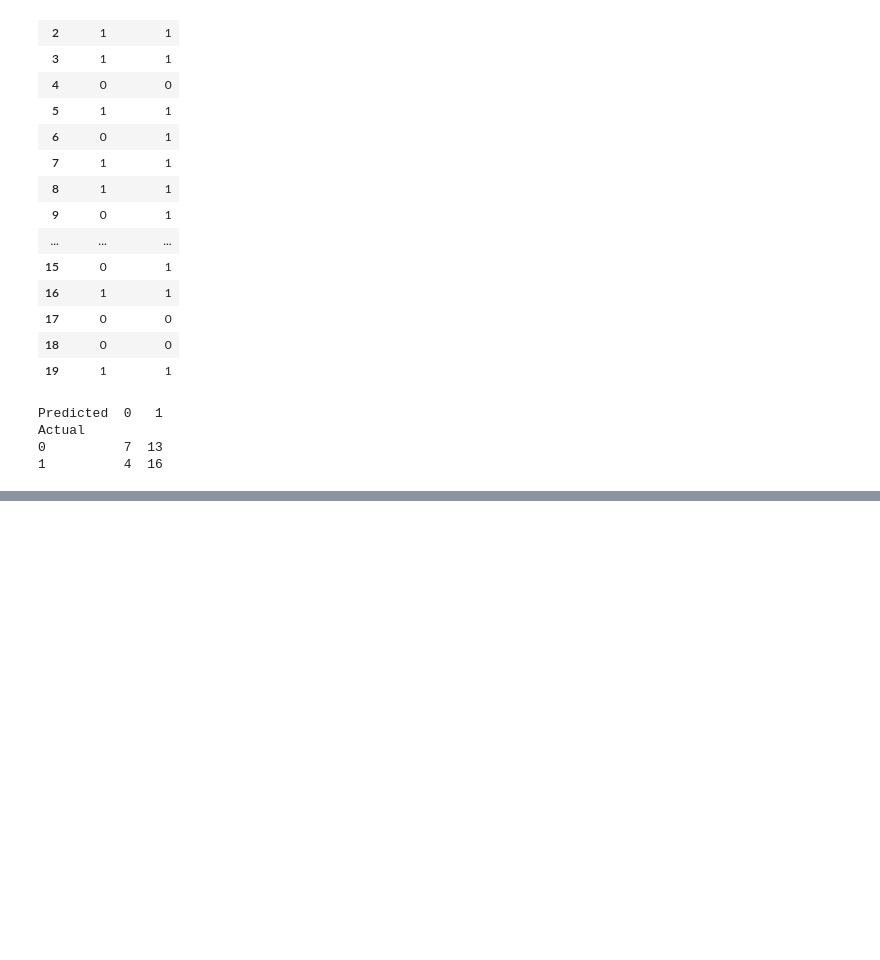
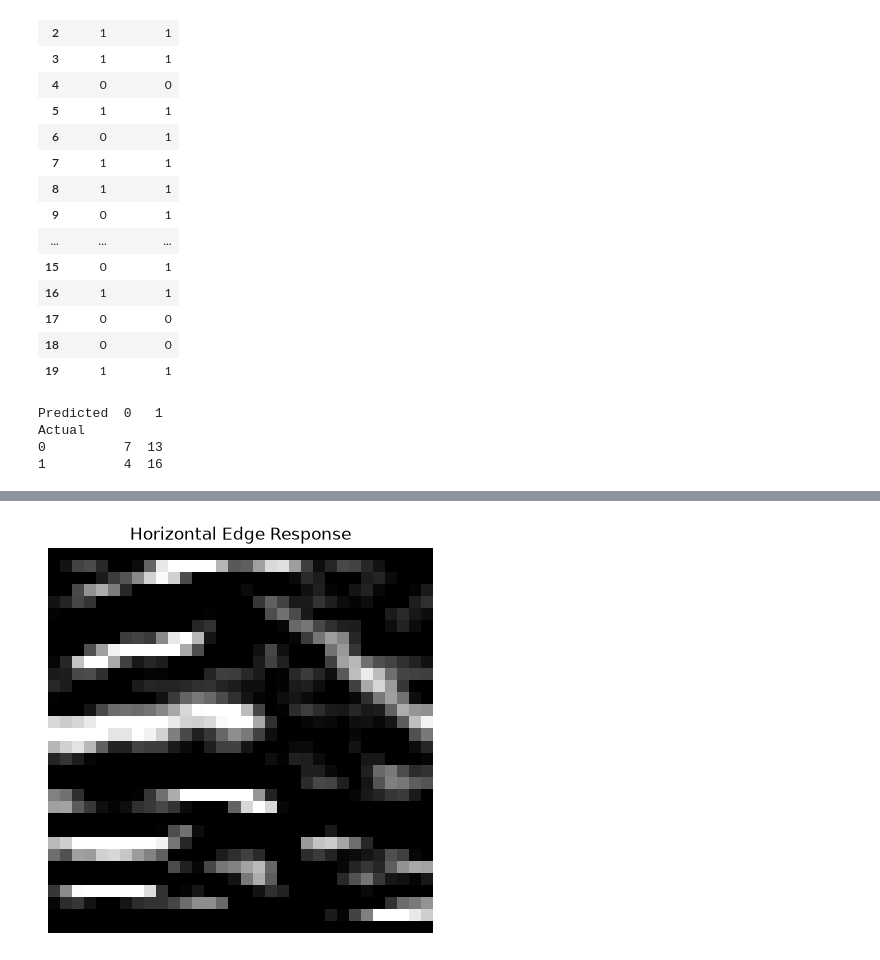
Before and after one commit to utsabbasyal12/ai-image-forgery-detection, a Jupyter notebook: notebooks/01_dataset_exploration.ipynb, the cells around one changed output, grey strips where cells are left out. Saved outputs shown, nothing was run; the diff lists cells and outputs as text; code cells hidden in the pictures; blank space fills up the shorter version.

```diff
--- a/notebooks/01_dataset_exploration.ipynb
+++ b/notebooks/01_dataset_exploration.ipynb
@@ -505,0 +543,20 @@ Actual
+# %%
+horizontal_kernel = np.array([
+    [-1, -1, -1],
+    [ 0,  0,  0],
+    [ 1,  1,  1]
+])
+
+horizontal_edges = cv2.filter2D(
+    gray,
+    -1,
+    horizontal_kernel
+)
+
+plt.figure(figsize=(5, 5))
+plt.imshow(horizontal_edges, cmap="gray")
+plt.title("Horizontal Edge Response")
+plt.axis("off")
+plt.show()
+# %% [output]
+[figure, added]
```
Also changed, not shown: parts of 41 cells of this notebook.
